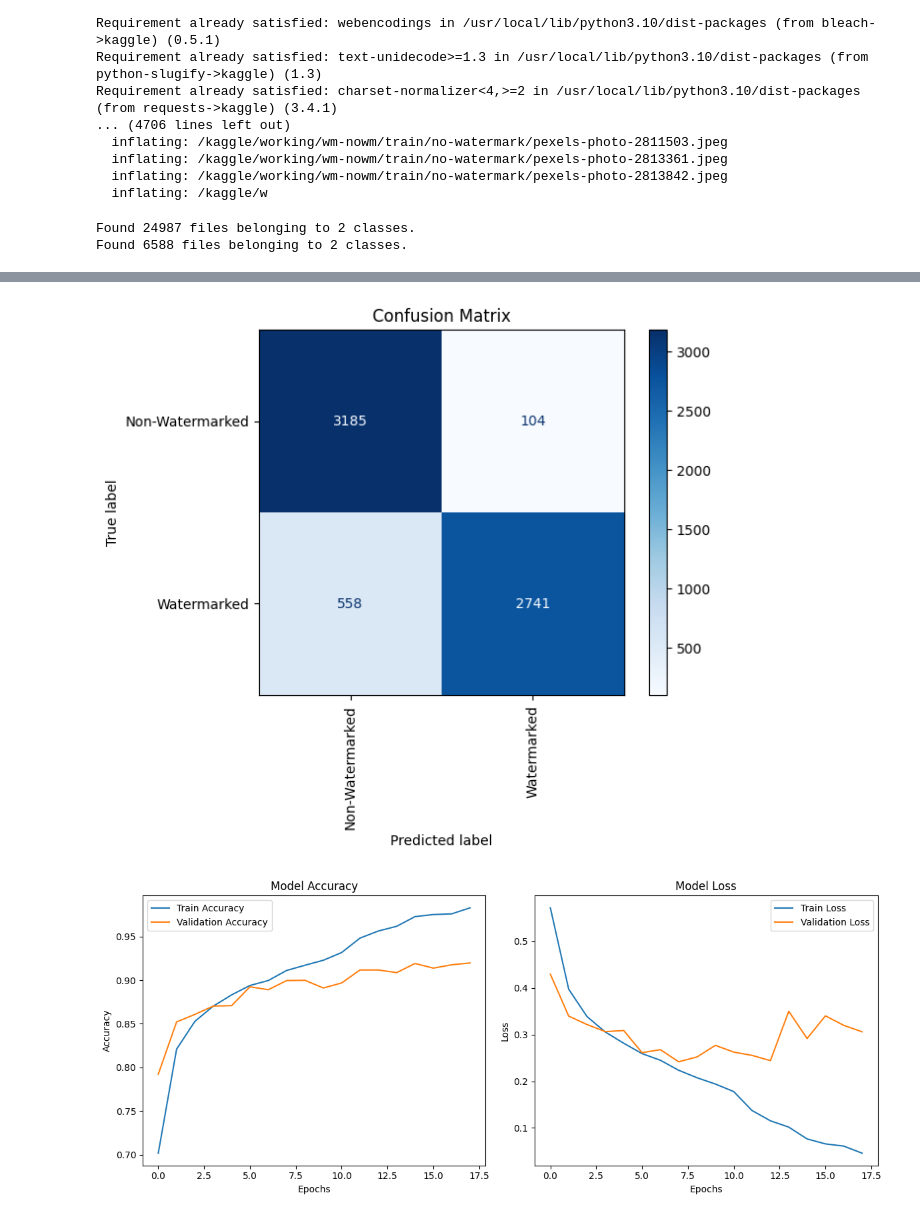
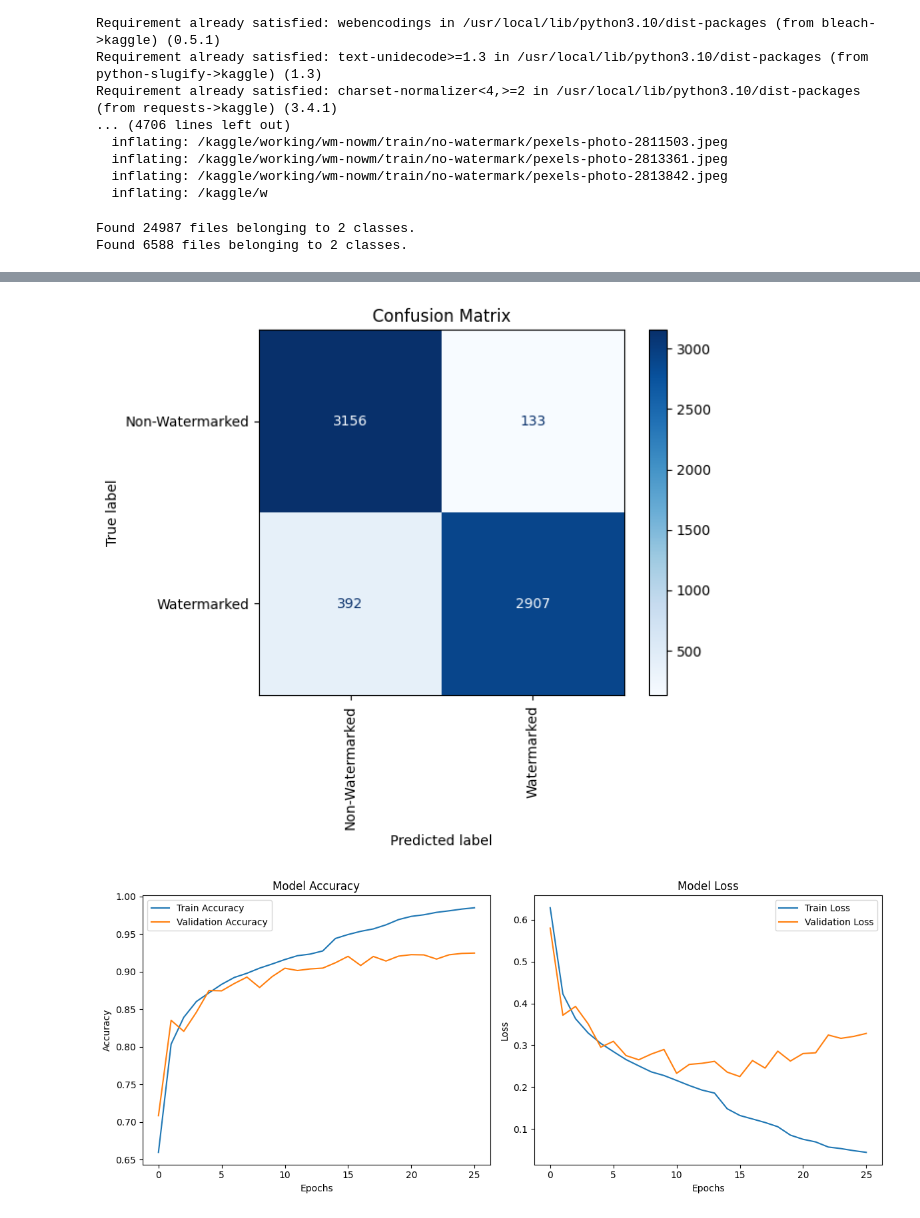
Before and after one commit to rohit62043/-Watermarked-and-Non-watermarked-image-detection-using-CNN-, a Jupyter notebook: 3 different CNN Model/KLD_as_a_Feature_in_CNN.ipynb, the cells around one changed output, grey strips where cells are left out. Saved outputs shown, nothing was run; the diff lists cells and outputs as text; code cells hidden in the pictures.

```diff
--- a/3 different CNN Model/KLD_as_a_Feature_in_CNN.ipynb
+++ b/3 different CNN Model/KLD_as_a_Feature_in_CNN.ipynb
@@ -193,10 +193,10 @@ x = MaxPooling2D((2, 2))(x)
 
 # Flatten and Fully Connected Layers
 x = Flatten()(x)
-x = Dropout(0.5)(x)  # Increased dropout for better regularization
+x = Dropout(0.7)(x)  # Increased dropout for better regularization
 x = Dense(256, activation='elu')(x)
 x = BatchNormalization()(x)
-x = Dropout(0.5)(x)  # Another dropout layer
+x = Dropout(0.7)(x)  # Another dropout layer
 x = Dense(128, activation='elu')(x)
 
 # Combine CNN output with KLD input
@@ -215,7 +215,7 @@ model_checkpoint = ModelCheckpoint('/kaggle/working/best_model_with_kld.keras',
 history = model.fit(
     [train_images, train_kld], train_labels,
     validation_data=([valid_images, valid_kld], valid_labels),
-    epochs=20,  # Reduced number of epochs for faster testing
+    epochs=50,  # Reduced number of epochs for faster testing
     callbacks=[early_stopping, lr_scheduler, model_checkpoint],
     verbose=2
 )
@@ -284,2 +284,2 @@ Epoch 6/20
-[figure, old version]
+[figure, new version]
-[figure, old version]
+[figure, new version]
```
Also changed, not shown: parts of 1 cell of this notebook.
